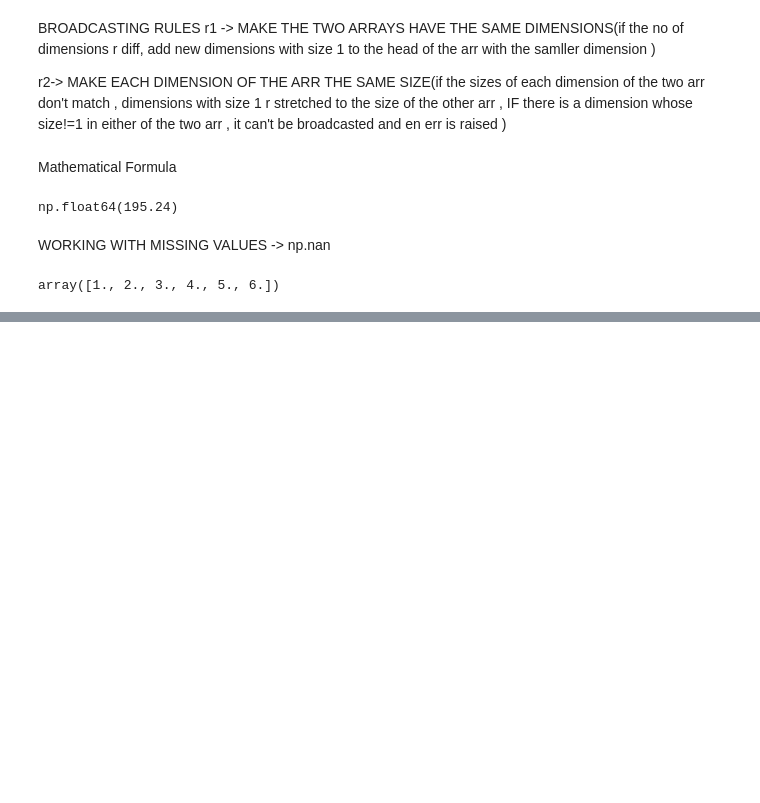
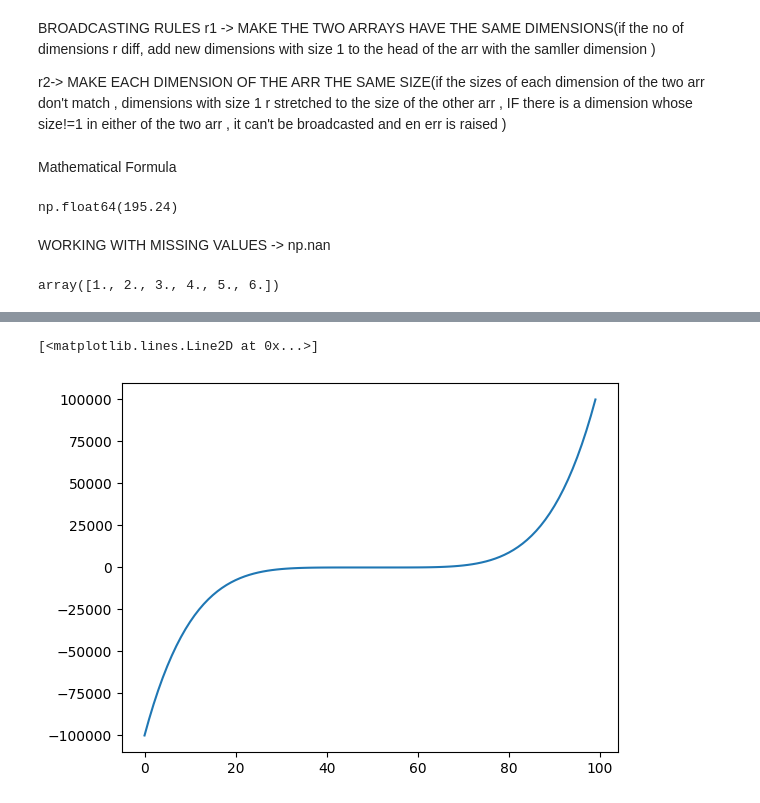
Before and after one commit to Gurmeet-Rana/Python, a Jupyter notebook: numpy/advancedNumpy.ipynb, the cells around one changed output, grey strips where cells are left out. Saved outputs shown, nothing was run; the diff lists cells and outputs as text; code cells hidden in the pictures; blank space fills up the shorter version.

```diff
--- a/numpy/advancedNumpy.ipynb
+++ b/numpy/advancedNumpy.ipynb
@@ -139,0 +153,6 @@ AttributeError: 'numpy.ndarray' object has no attribute 'isnull'
+# %%
+y=x**5
+plt.plot(y)
+# %% [output]
+[<matplotlib.lines.Line2D at 0x...>]
+[figure, added]
```
Also changed, not shown: parts of 6 cells of this notebook.
